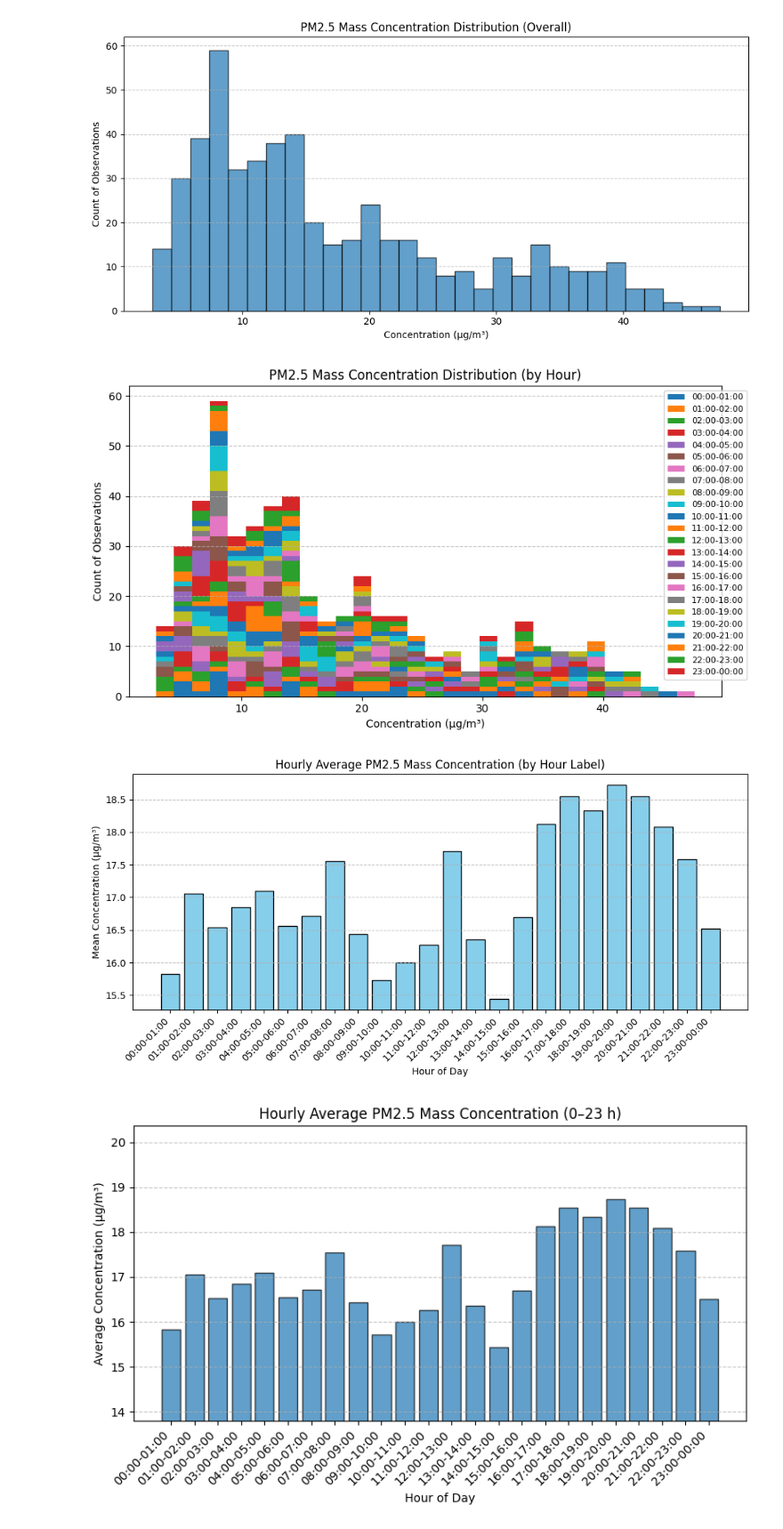
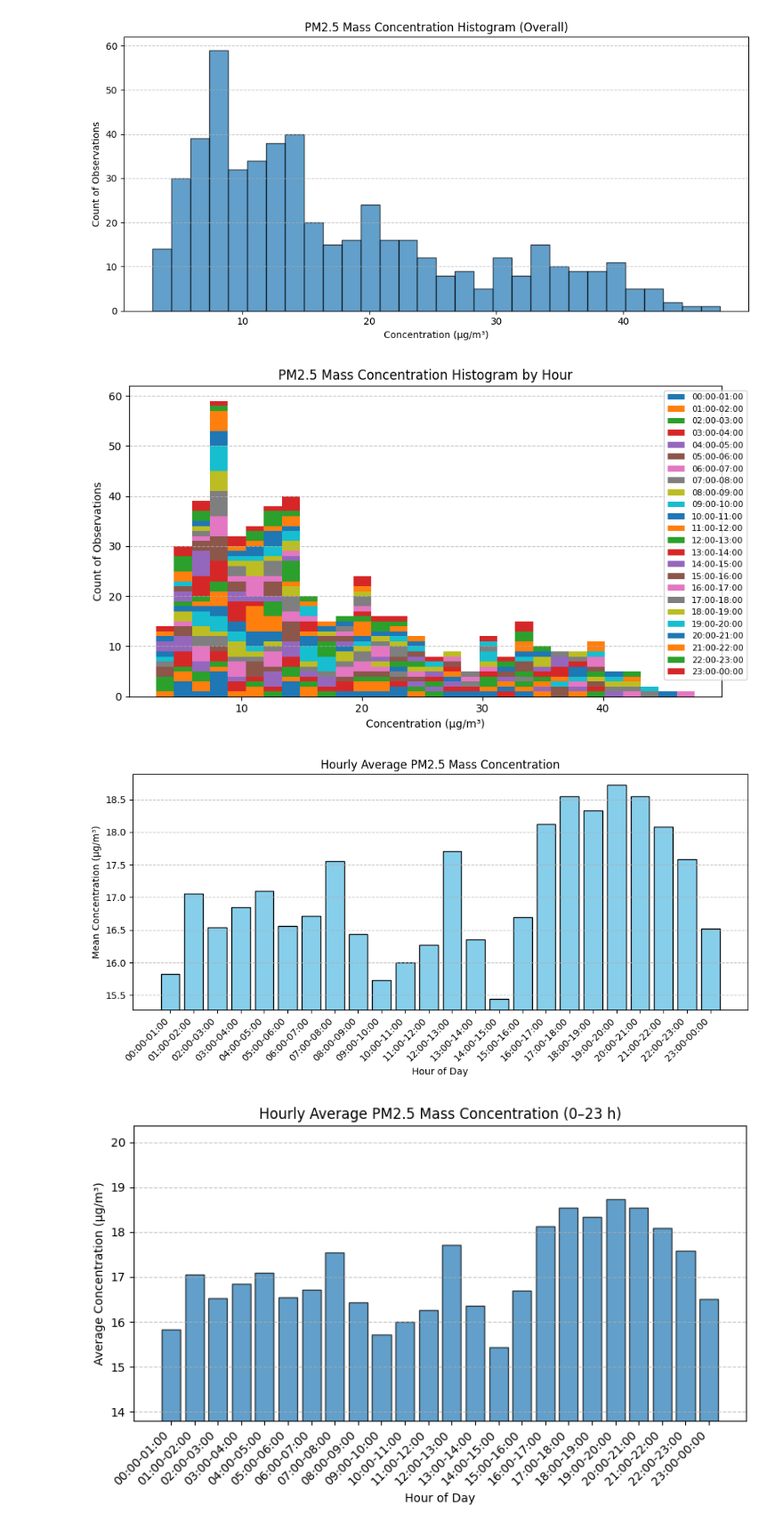
Before and after one commit to hyen0322/Data, a Jupyter notebook: PM2.5 Histogram.ipynb, the cells around one changed output. Shown at 89% size. Saved outputs shown, nothing was run; the diff lists cells and outputs as text; code cells hidden in the pictures.

```diff
--- a/PM2.5 Histogram.ipynb
+++ b/PM2.5 Histogram.ipynb
@@ -106,38 +106,38 @@ def plot_hourly_hist_and_avg(df, column_name, unit):
         bins=30,
         stacked=True,
         label=hour_labels)
-    plt.title(f'PM2.5 Mass Concentration Distribution (by Hour)')
+    plt.title(f'PM2.5 Mass Concentration Histogram by Hour')
     plt.xlabel(f'Concentration ({unit})')
     plt.ylabel('Count of Observations')
     plt.legend(fontsize=8, bbox_to_anchor=(1.05, 1))
     plt.grid(axis='y', linestyle='--', alpha=0.7)
 
     plt.tight_layout()
     plt.show()
 
     # 2. 시간대별 평균 막대그래프
     hourly_avg = df.groupby('Hour_Label')[column_name].mean()
     plt.figure(figsize=(10,5))
     plt.bar(hourly_avg.index, hourly_avg.values, color='skyblue', edgecolor='black')
-    plt.title(f'Hourly Average PM2.5 Mass Concentration (by Hour Label)')
+    plt.title(f'Hourly Average PM2.5 Mass Concentration')
     plt.xlabel('Hour of Day')
     plt.ylabel(f'Mean Concentration ({unit})')
     plt.xticks(rotation=45, ha='right')
     plt.grid(axis='y', linestyle='--', alpha=0.7)
 
     # y축 범위 확장
     ymin = hourly_avg.min() - (hourly_avg.max() - hourly_avg.min()) * 0.05
     ymax = hourly_avg.max() + (hourly_avg.max() - hourly_avg.min()) * 0.05
     plt.ylim(ymin, ymax)
 
     plt.tight_layout()
     plt.show()
 
 # PM2.5 분석
 plot_hourly_hist_and_avg(df, pm25_col, 'µg/m³')
 # %% [output]
-[figure, old version]
+[figure, new version]
-[figure, old version]
+[figure, new version]
 # %%
 # 데이터 불러오기
 df = pd.read_excel('202501.xlsx')
```
Also changed, not shown: parts of 1 cell of this notebook.
